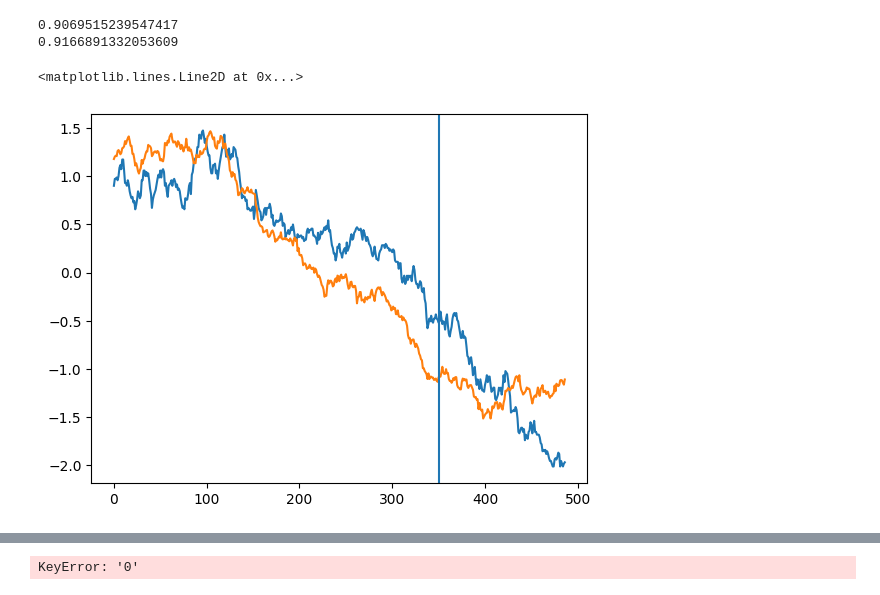
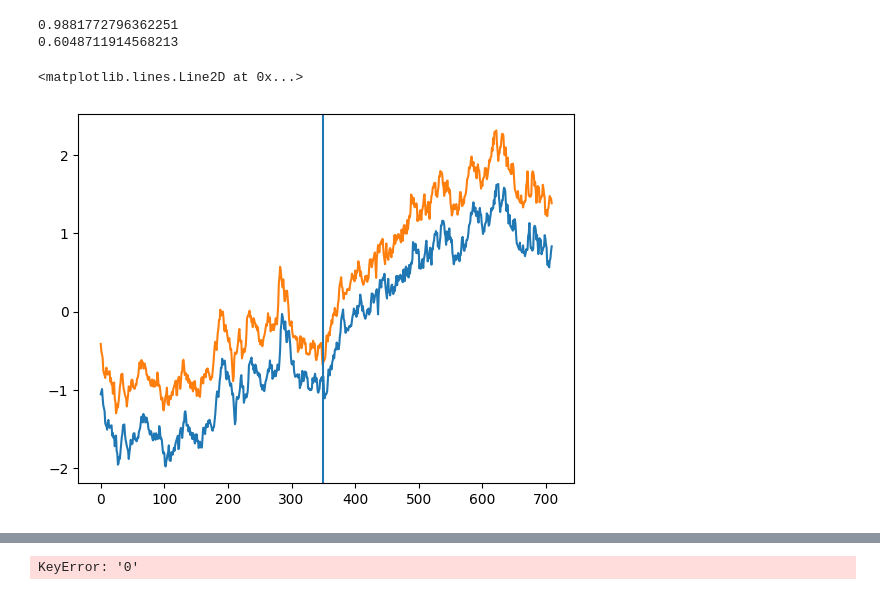
Before and after one commit to Troppydash/algothon, a Jupyter notebook: da/khang_leadlag.ipynb, the cells around one changed output, grey strips where cells are left out. Cells and saved outputs as stored; diff of their text form; code cells hidden in the pictures.

```diff
--- a/da/khang_leadlag.ipynb
+++ b/da/khang_leadlag.ipynb
@@ -26,0 +13,6 @@ df.describe()
+# %%
+df = pd.read_csv("../prices.txt", sep='\s+', header=None, index_col=None)
+df.rename(columns=lambda c: str(c), inplace=True)
+df["time"] = pd.to_datetime([i for i in range(1000)], unit='D', origin=pd.Timestamp('2020-01-01'))
+df.set_index("time", inplace=True)
+df.describe()
@@ -85,23 +106,23 @@ mvgTest = test[:].rolling(5).mean()
 # %%
 # Check for lead lags
 # (18, 3): Not accurate enough
-share1 = 18
-share2 = 3
-lag = 13
+share1 = "36"
+share2 = "7"
+lag = 290
 
-standard1 = (df[share1] - df[share1].mean())/ df[share1].std()
-standard2 = (df[share2] - df[share2].mean())/ df[share2].std()
+standard1 = (df[share1] - df[share1].mean())/df[share1].std()
+standard2 = (df[share2] - df[share2].mean())/df[share2].std()
 shifted1 = pd.Series(np.array(standard1)[:-lag])
 shifted2 = pd.Series(np.array(standard2)[lag:])
 
 print(shifted1.corr(shifted2))
 print(df[share1].corr(df[share2]))
 
 sns.lineplot(shifted1)
 sns.lineplot(shifted2)
 plt.axvline(350)
 # %% [output]
-0.9069515239547417
-0.9166891332053609
+0.9881772796362251
+0.6048711914568213
 <matplotlib.lines.Line2D at 0x...>
-[figure, old version]
+[figure, new version]
```
Also changed, not shown: parts of 17 cells of this notebook, 4 other files.
